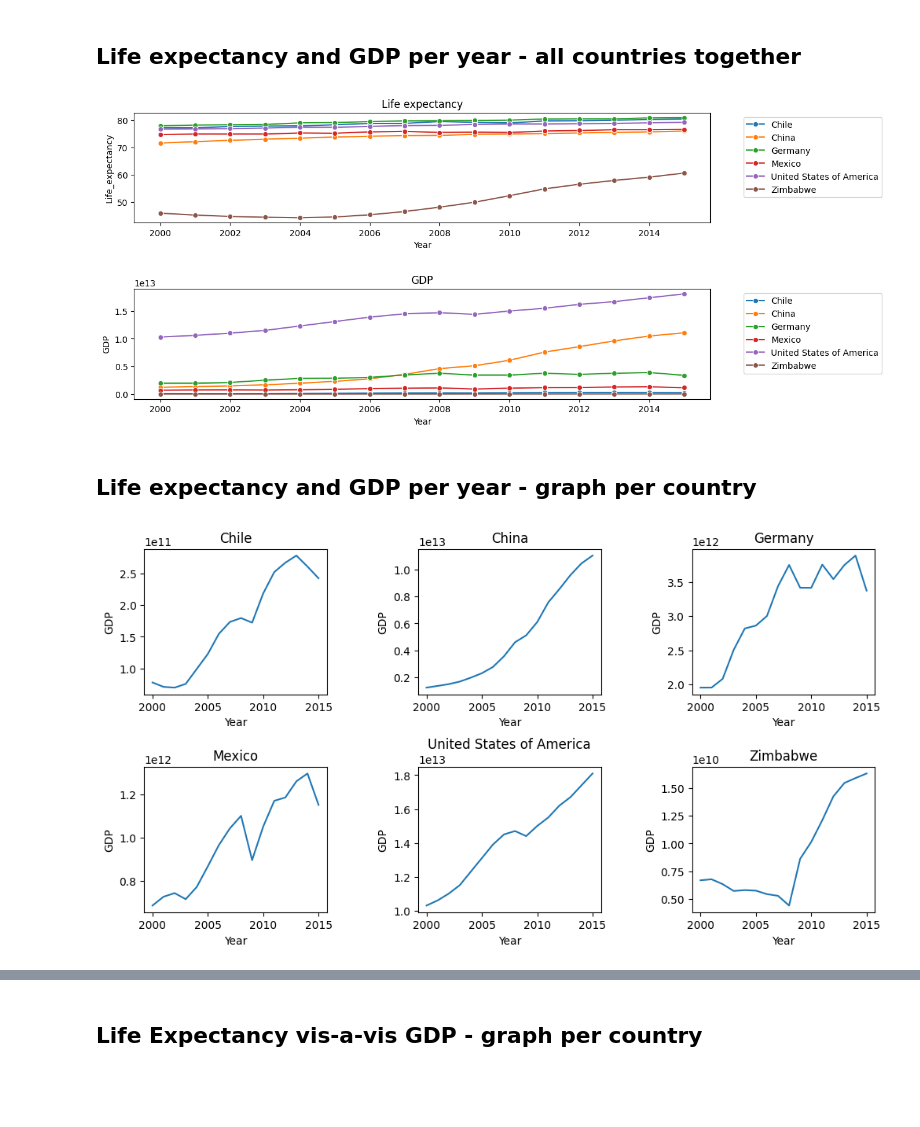
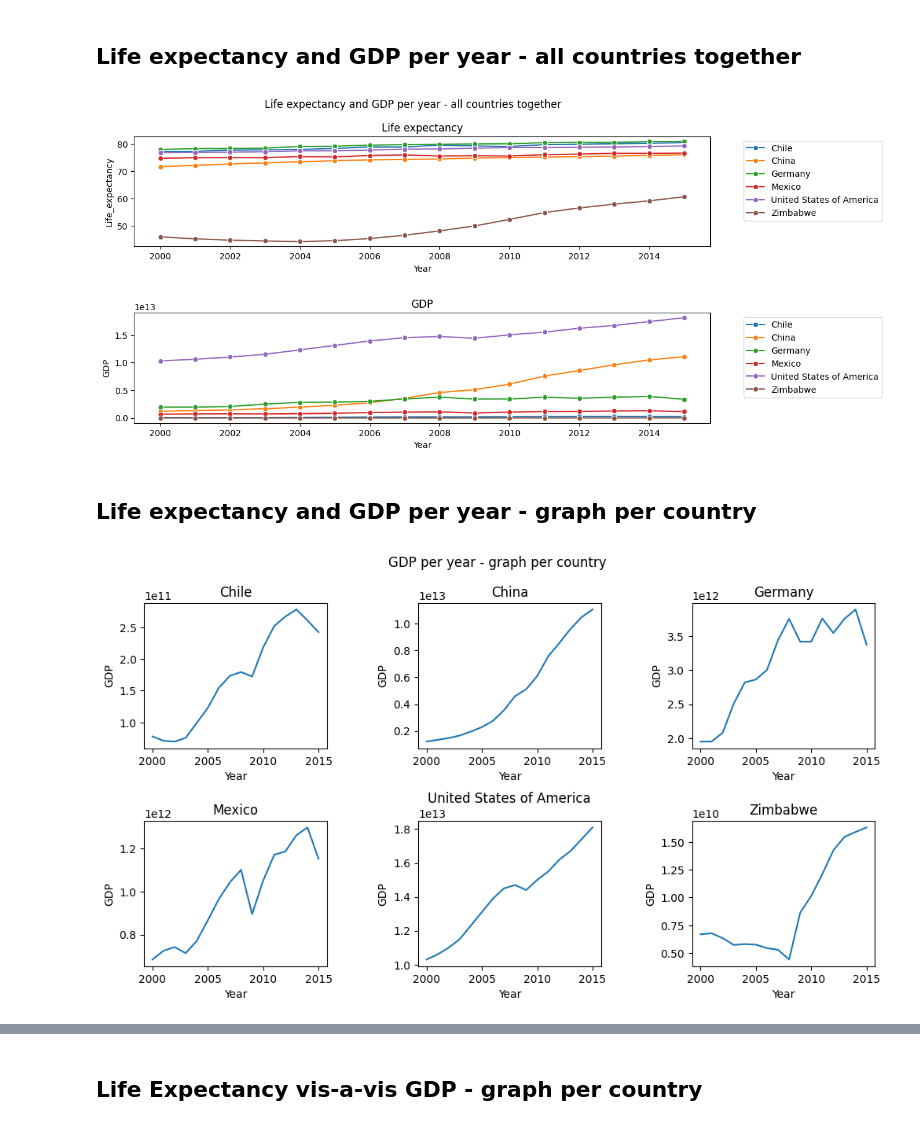
Before and after one commit to ramtob/codecademy-python, a Jupyter notebook: Life-Expectancy-and-GDP-Starter/life_expectancy_gdp.ipynb, the cells around one changed output, grey strips where cells are left out. Cells and saved outputs as stored; diff of their text form; code cells hidden in the pictures; blank space fills up the shorter version.

Commit message:
Adding figure titles to the plots

```diff
--- a/Life-Expectancy-and-GDP-Starter/life_expectancy_gdp.ipynb
+++ b/Life-Expectancy-and-GDP-Starter/life_expectancy_gdp.ipynb
@@ -47,18 +47,22 @@ print(df_all.head())
 ## Life expectancy and GDP per year - all countries together
 # %%
 plt.figure(figsize=(12, 6))
+#
 plt.subplot(2,1,1)
 sns.lineplot(data=df_all, x='Year', y='Life_expectancy', marker='o', hue='Country')
 plt.title('Life expectancy')
 plt.legend(bbox_to_anchor=(1.05, 1), loc='upper left') # Move the legend outside the plot
+#
 plt.subplot(2,1,2)
 sns.lineplot(data=df_all, x='Year', y='GDP', marker='o', hue='Country')
 plt.title('GDP')
 plt.legend(bbox_to_anchor=(1.05, 1), loc='upper left') # Move the legend outside the plot
+#
+plt.suptitle('Life expectancy and GDP per year - all countries together')
 plt.subplots_adjust(hspace=0.6)
 plt.show()
 # %% [output]
-[figure, old version]
+[figure, new version]
 # %% [markdown]
 ## Life expectancy and GDP per year - graph per country
 # %%
@@ -72,9 +76,10 @@ for i in range(len(countries)):
     sns.lineplot(data=df_all[df_all.Country == countries[i]], x='Year', y='GDP')
     plt.title(countries[i])
 plt.subplots_adjust(wspace=0.5, hspace=0.5)
+plt.suptitle('GDP per year - graph per country')
 plt.show()
 # %% [output]
-[figure, old version]
+[figure, new version]
 # %%
 # Loop over all the countries and draw a graph for each country
 plt.figure(figsize=(12, 6))
```
Also changed, not shown: parts of 2 cells of this notebook.
